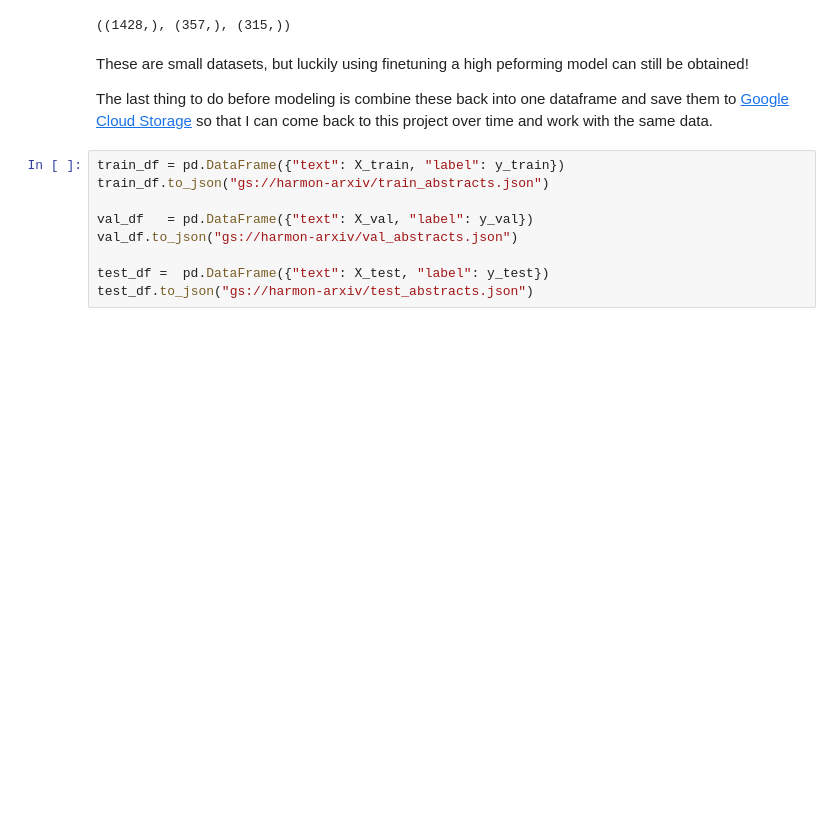
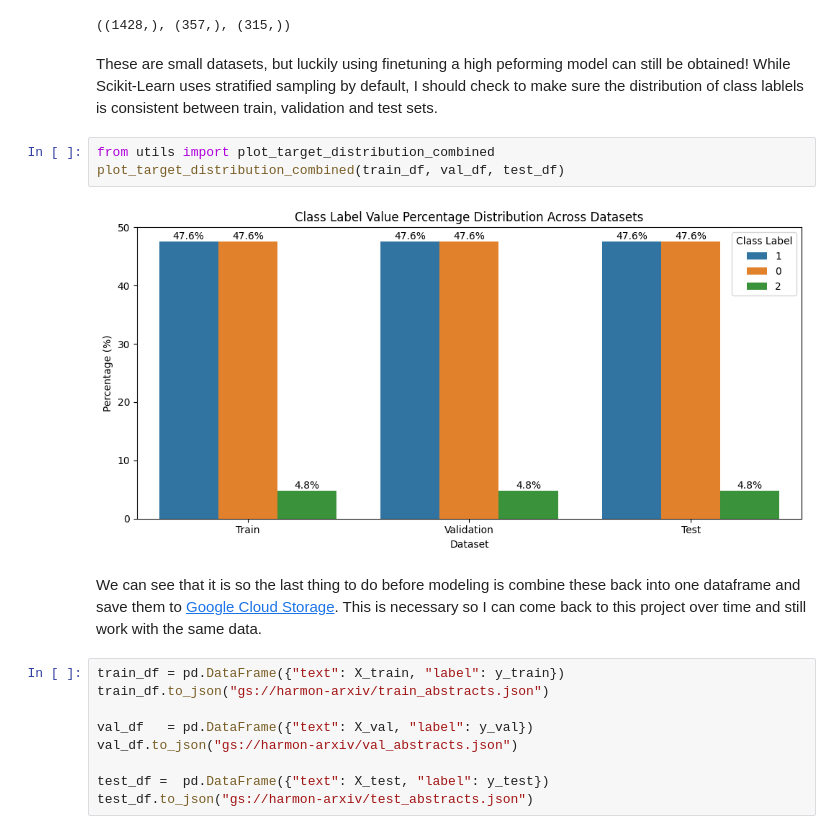
Before and after one commit to mdh266/FineTuning, a Jupyter notebook: bert.ipynb, the cells around one changed output. Cells and saved outputs as stored; diff of their text form; blank space fills up the shorter version.

```diff
--- a/bert.ipynb
+++ b/bert.ipynb
@@ -127,9 +85,14 @@ X_train.shape, X_val.shape, X_test.shape
 # %% [output]
 ((1428,), (357,), (315,))
 # %% [markdown]
-These are small datasets, but luckily using finetuning a high peforming model can still be obtained!
-
-The last thing to do before modeling is combine these back into one dataframe and save them to [Google Cloud Storage](https://cloud.google.com/storage?hl=en) so that I can come back to this project over time and work with the same data.
+These are small datasets, but luckily using finetuning a high peforming model can still be obtained! While Scikit-Learn uses stratified sampling by default, I should check to make sure the distribution of class lablels is consistent between train, validation and test sets.
+# %%
+from utils import plot_target_distribution_combined
+plot_target_distribution_combined(train_df, val_df, test_df)
+# %% [output]
+[figure, added]
+# %% [markdown]
+We can see that it is so the last thing to do before modeling is combine these back into one dataframe and save them to [Google Cloud Storage](https://cloud.google.com/storage?hl=en). This is necessary so I can come back to this project over time and still work with the same data.
 # %%
 train_df = pd.DataFrame({"text": X_train, "label": y_train})
 train_df.to_json("gs://harmon-arxiv/train_abstracts.json")
```
Also changed, not shown: parts of 10 cells of this notebook, 1 other file.
